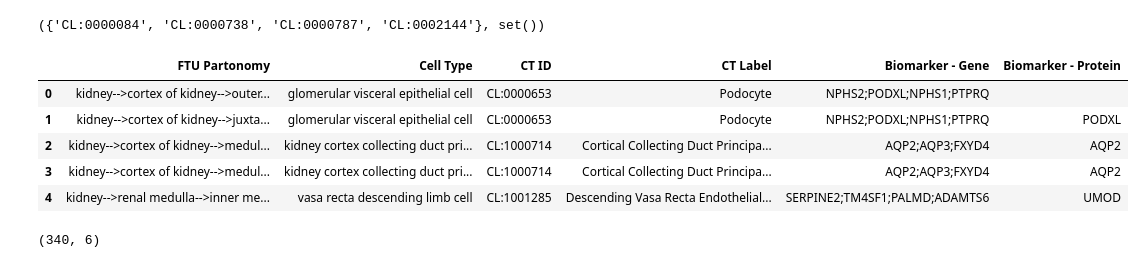
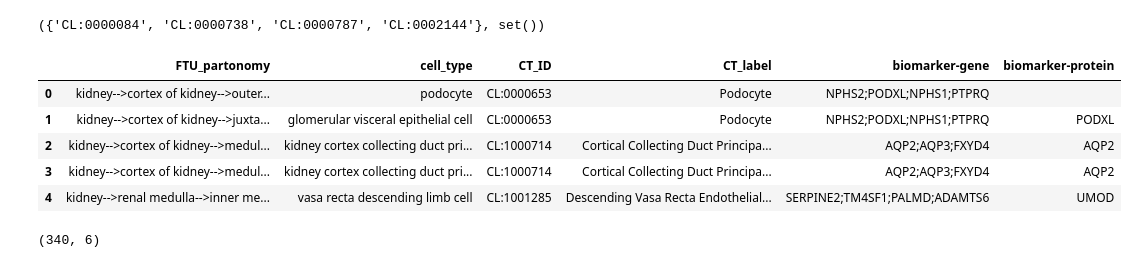
Before and after one commit to cns-iu/hra-ftu-explorer-supporting-information, a Jupyter notebook: pre-process-FTU-data.ipynb, the cells around one changed output. Saved outputs shown, nothing was run; the diff lists cells and outputs as text; code cells hidden in the pictures.

Commit message:
trios data

```diff
--- a/pre-process-FTU-data.ipynb
+++ b/pre-process-FTU-data.ipynb
@@ -160,17 +160,8 @@ ct_ids_in_filtered_not_in_refined, ct_ids_in_refined_not_in_filtered
 # %% [output]
 ({'CL:0000084', 'CL:0000738', 'CL:0000787', 'CL:0002144'}, set())
 # %%
-# Step 1: Extract and load the JSON file
-zip_file_path = 'ref_data/hra-asctb-all.v2.1.zip'
-extracted_path = 'ref_data/hra-asctb-all.v2.1'
-
-with zipfile.ZipFile(zip_file_path, 'r') as zip_ref:
-    zip_ref.extractall(extracted_path)
-
-json_file_path = os.path.join(extracted_path, 'hra-asctb-all.v2.1.json')
-
 # Specify the encoding to avoid UnicodeDecodeError
-with open(json_file_path, 'r', encoding='utf-8') as json_file:
+with open('ref_data/hra-asctb-all.v2.1.json', 'r', encoding='utf-8') as json_file:
     json_data = json.load(json_file)
 
 # Step 4: Extract unique organs from the FTU data
@@ -192,44 +183,45 @@ for organ in unique_organs:
         # Process each entry in the organ data list
         for entry in organ_data_list:
             # Process each cell type in the entry
-            for cell_type in entry['cell_types']:
-                cell_id = cell_type.get('id', '').replace(' ', '').strip()
-                cell_label = cell_type.get('name', '').strip()
+            for cell_type_info in entry['cell_types']:
+                cell_id = cell_type_info.get('id', '').replace(' ', '').strip()
+                cell_type = cell_type_info.get('rdfs_label', '').strip()
+                cell_label = cell_type_info.get('name', '').strip()
 
                 # Match with organ-specific filtered FTU data
                 for _, ftu_row in organ_specific_ftu_data.iterrows():
                     if cell_id == ftu_row['CT ID in CL'].replace(' ', '').strip():
                         # Build the FTU Partonomy using all AS labels
                         anatomical_structures = [as_entry['name'] for as_entry in entry['anatomical_structures'] if 'name' in as_entry]
                         ftu_partonomy = '-->'.join(anatomical_structures)
 
                         # Concatenate gene biomarkers
                         bgene = ';'.join([bm['name'].strip() for bm in entry['biomarkers_gene'] if bm.get('b_type') == 'gene'])
 
                         # Concatenate protein biomarkers
                         bprotein = ';'.join([bm['name'].strip() for bm in entry['biomarkers_protein'] if bm.get('b_type') == 'protein'])
 
                         # Create the refined row
                         refined_row = [
                             ftu_partonomy,  # FTU Partonomy
-                            ftu_row['CT Label in CL'].strip(),  # Cell Type
-                            cell_id,        # CT/<x> ID
-                            cell_label,     # CT/<x>/Label
+                            cell_type,  #  Cell label assigned to the term from the source ontology (ie uberon)
+                            cell_id,        # CT ID
+                            cell_label,     # CT Label
                             bgene,          # Biomarker - Gene
                             bprotein        # Biomarker - Protein
                         ]
 
                         refined_rows_ct_only.append(refined_row)
 
 # Convert the list of rows into a DataFrame
 refined_ftu_partonomy_data_ct_only = pd.DataFrame(refined_rows_ct_only, columns=[
-    'FTU Partonomy', 'Cell Type', 'CT ID', 'CT Label', 'Biomarker - Gene', 'Biomarker - Protein'
+    'FTU_partonomy', 'cell_type', 'CT_ID', 'CT_label', 'biomarker-gene', 'biomarker-protein'
 ])
 
 refined_ftu_partonomy_data_ct_only.head()
 # %% [output]
-|  | FTU Partonomy | Cell Type | CT ID | CT Label | Biomarker - Gene | Biomarker - Protein |
-| 0 | kidney-->cortex of kidney-->outer... | glomerular visceral epithelial cell | CL:0000653 | Podocyte | NPHS2;PODXL;NPHS1;PTPRQ |  |
+|  | FTU_partonomy | cell_type | CT_ID | CT_label | biomarker-gene | biomarker-protein |
+| 0 | kidney-->cortex of kidney-->outer... | podocyte | CL:0000653 | Podocyte | NPHS2;PODXL;NPHS1;PTPRQ |  |
 | 1 | kidney-->cortex of kidney-->juxta... | glomerular visceral epithelial cell | CL:0000653 | Podocyte | NPHS2;PODXL;NPHS1;PTPRQ | PODXL |
 | 2 | kidney-->cortex of kidney-->medul... | kidney cortex collecting duct pri... | CL:1000714 | Cortical Collecting Duct Principa... | AQP2;AQP3;FXYD4 | AQP2 |
 | 3 | kidney-->cortex of kidney-->medul... | kidney cortex collecting duct pri... | CL:1000714 | Cortical Collecting Duct Principa... | AQP2;AQP3;FXYD4 | AQP2 |
```
Also changed, not shown: parts of 14 cells of this notebook, 14 other files.
